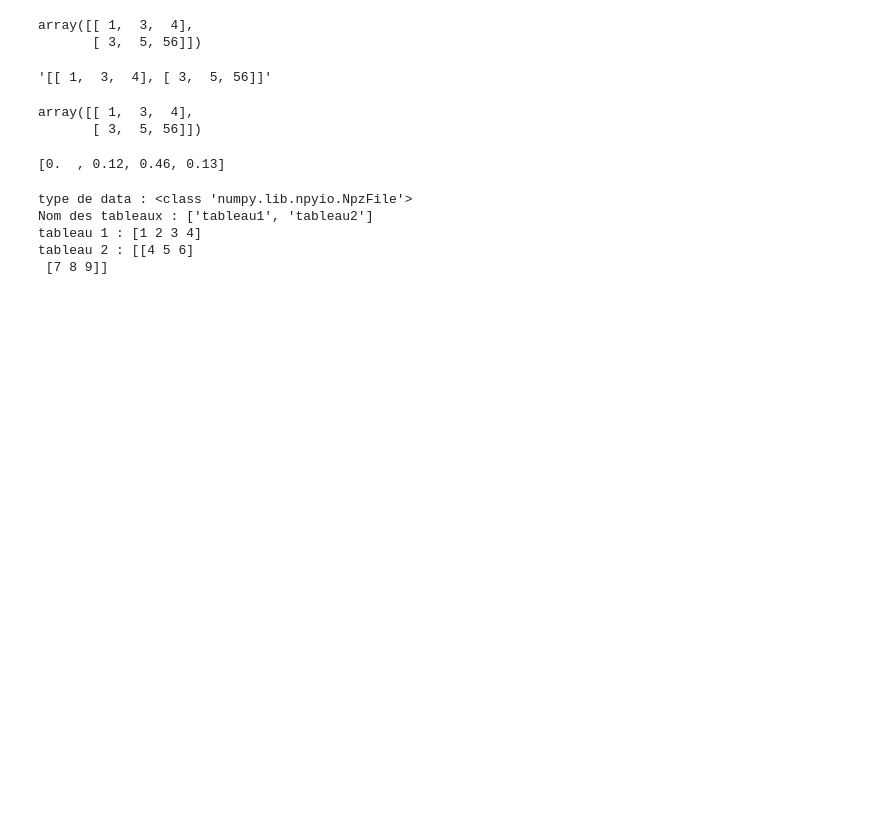
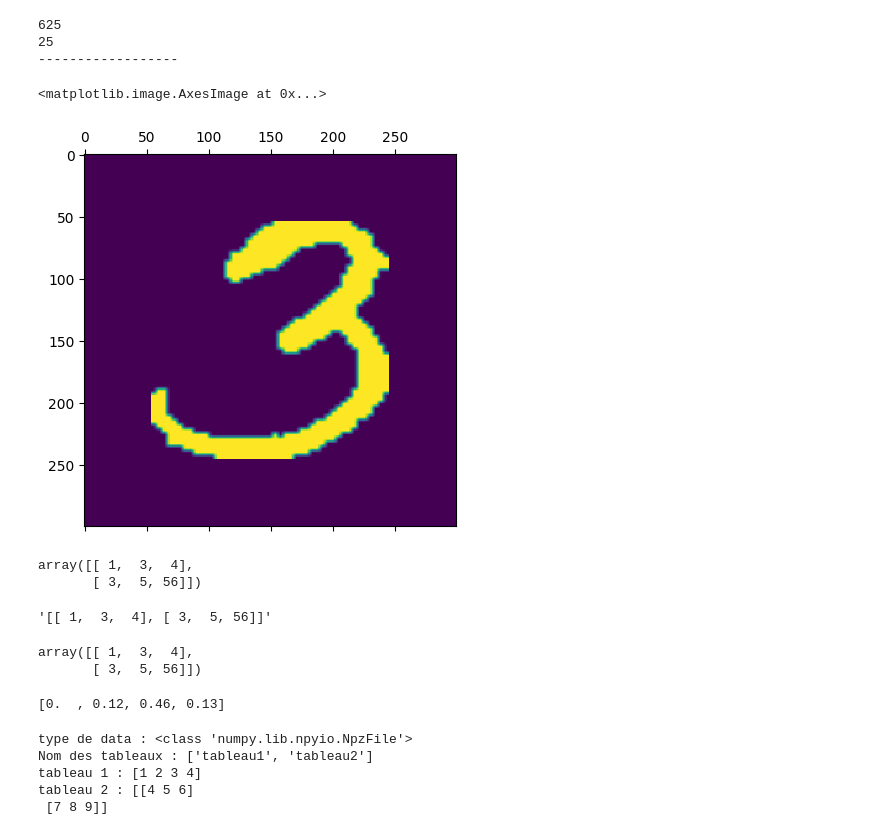
Before and after one commit to Yann-Fournier/Scribio, a Jupyter notebook: Yann/ipynb/test.ipynb, the cells around one changed output. Drawn from its saved outputs; the diff is of its cells as text; code cells hidden in the pictures; blank space fills up the shorter version.

Commit message:
ajout de test + ajout des fonctions d'utilisation de l'IA

```diff
--- a/Yann/ipynb/test.ipynb
+++ b/Yann/ipynb/test.ipynb
@@ -6,0 +118,51 @@ from pymongo import MongoClient
+# %%
+tab1 = []
+tab2 = []
+cpt = 0
+print(len(df_maj_test.iloc[4]["Images"]))
+for i in range(len(df_maj_test.iloc[4]["Images"])):
+    cpt += 1
+    tab2.append(df_maj_test.iloc[4]["Images"][i])
+    if cpt % 25 == 0:
+        tab1.append(tab2)
+        tab2 = []
+
+print(len(tab1))
+print("------------------")
+for i in range(len(tab1)):
+    if len(tab1[i]) != 25:
+        print(len(tab1[i]))
+# %% [output]
+625
+25
+------------------
+# %%
+import tensorflow as tf
+import numpy as np # linear algebra
+from tqdm import tqdm # progress bar
+from PIL import Image, ImageOps # image processing
+import matplotlib.pyplot as plt
+
+chemin_image = "../../Dataset/datasetDigit/train/3/000020.png"
+
+img = Image.open(chemin_image) # 300 x 300
+
+nouvelle_taille = (25, 25) # 625
+
+# img = img.resize(nouvelle_taille) # Redimensionner l'image
+nb_image = img.convert('L') # Convertion en noir et blanc
+
+tab = []
+for i in range(nb_image.size[1]):
+    row = []
+    for y in range(nb_image.size[0]):
+        # Récupérer la couleur du pixel
+        row.append(nb_image.getpixel((y, i)))
+    tab.append(row)
+
+tab_numpy = np.array(tab)
+
+plt.matshow(tab_numpy) # faire apparaitre l'image grace à matplotlib
+# %% [output]
+<matplotlib.image.AxesImage at 0x...>
+[figure, added]
```
Also changed, not shown: parts of 11 cells of this notebook, 11 other files.
